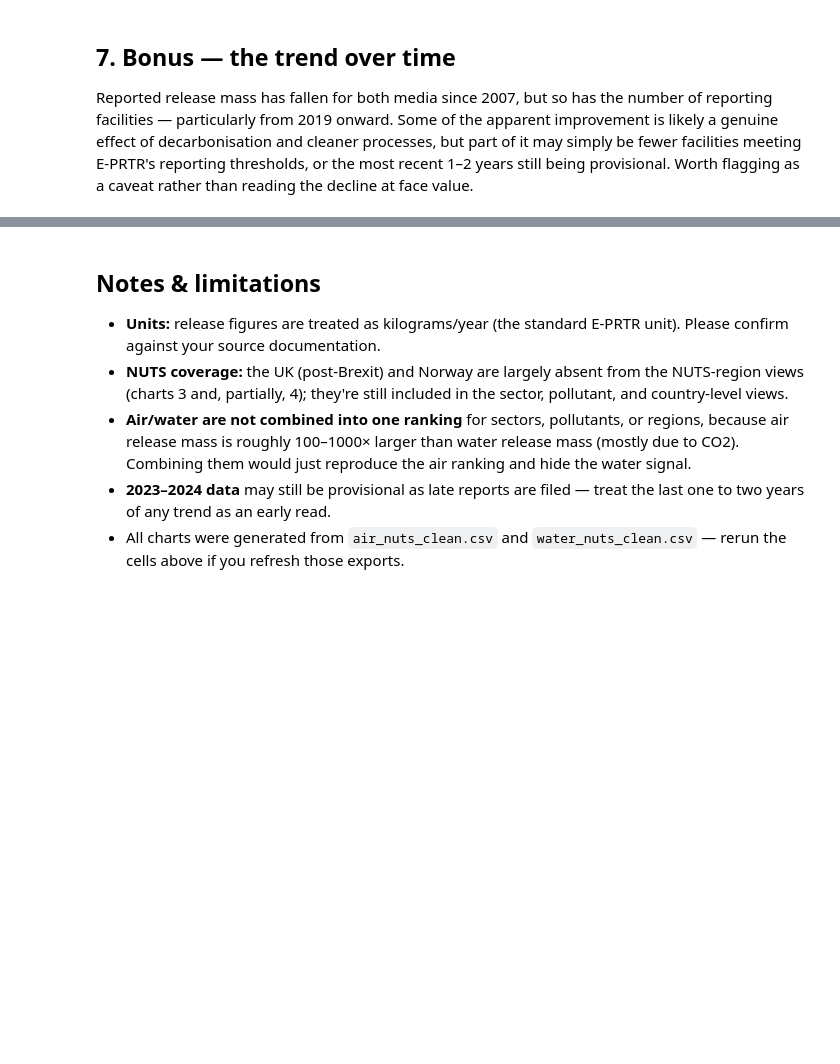
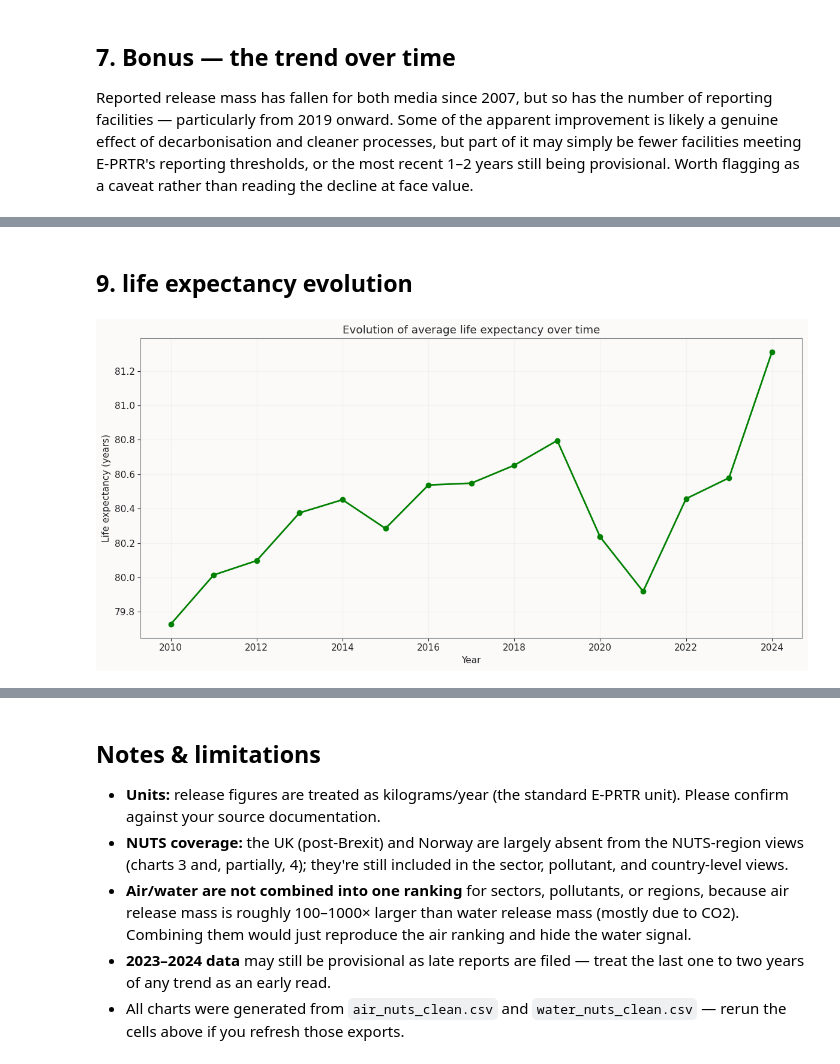
Before and after one commit to bibianglez/Final_project, a Jupyter notebook: notebooks/Final_project_final_version.ipynb, the cells around one changed output, grey strips where cells are left out. Cells and saved outputs as stored; diff of their text form; code cells hidden in the pictures; blank space fills up the shorter version.

```diff
--- a/notebooks/Final_project_final_version.ipynb
+++ b/notebooks/Final_project_final_version.ipynb
@@ -858,0 +1360,18 @@ plt.show()
+# %% [markdown]
+## 9. life expectancy evolution
+# %%
+df_life = df_life_exp_nuts2_long_clean
+df_life['life_expectancy'] = df_life['life_expectancy'].str.replace(',', '.').astype(float)
+
+life_by_year = df_life[df_life['sex'] == 'T'].groupby('year')['life_expectancy'].mean()
+
+plt.figure(figsize=(12, 6))
+plt.plot(life_by_year.index, life_by_year.values, marker='o', color='green', linewidth=2)
+plt.title('Evolution of average life expectancy over time')
+plt.xlabel('Year')
+plt.ylabel('Life expectancy (years)')
+plt.grid(True, alpha=0.3)
+plt.tight_layout()
+plt.show()
+# %% [output]
+[figure, added]
```
Also changed, not shown: parts of 55 cells of this notebook, 1 other file.
